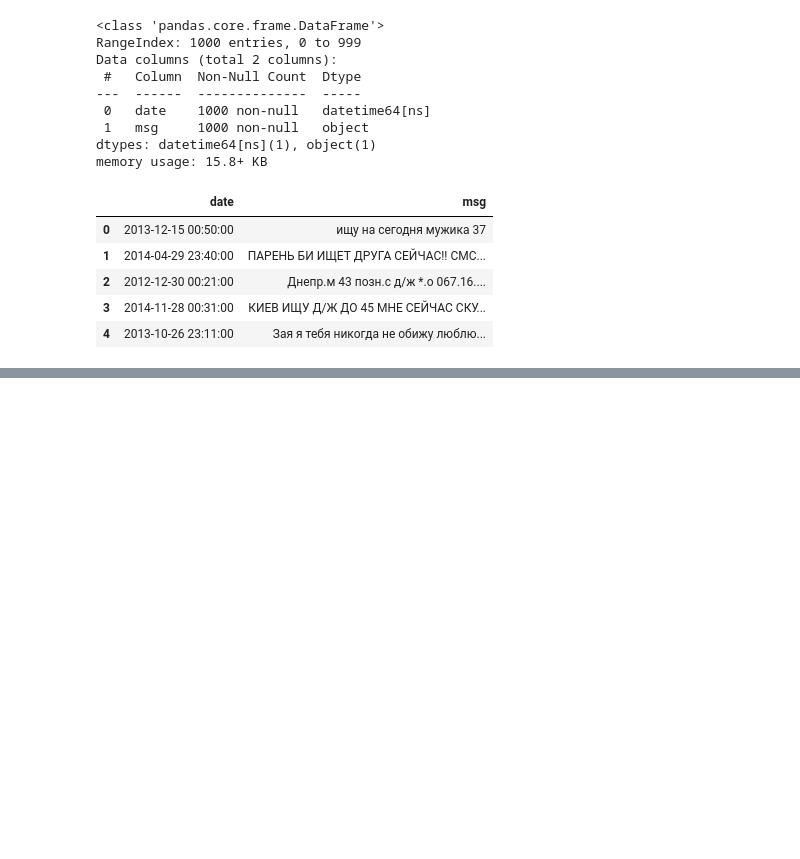
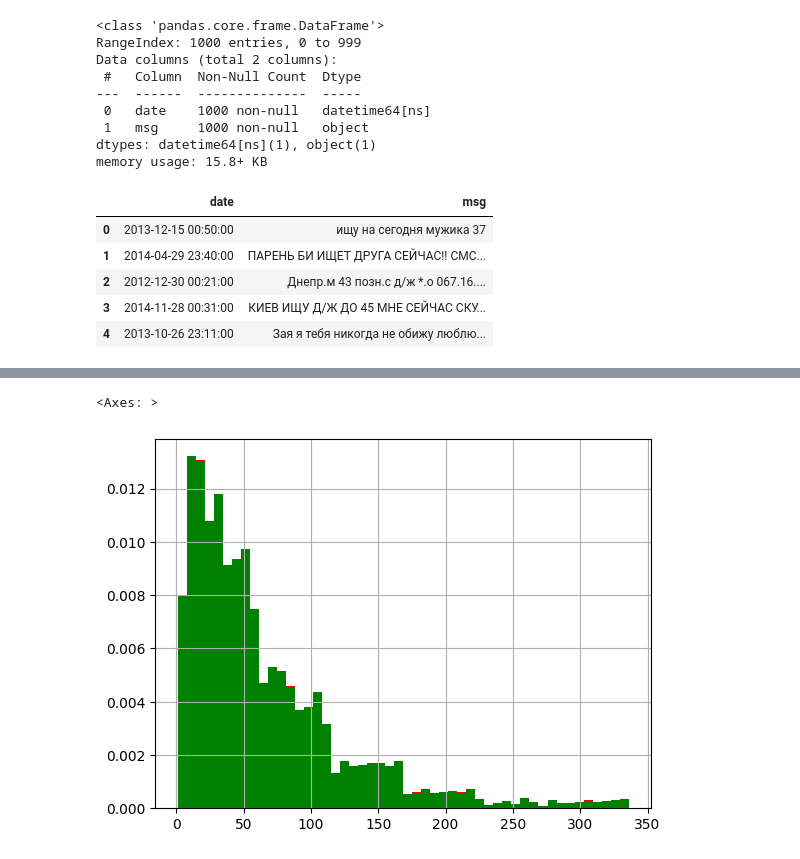
Before and after one commit to Shantnu-singh/Art-of-EDA, a Jupyter notebook: learn.ipynb, the cells around one changed output, grey strips where cells are left out. Saved outputs shown, nothing was run; the diff lists cells and outputs as text; code cells hidden in the pictures; blank space fills up the shorter version.

```diff
--- a/learn.ipynb
+++ b/learn.ipynb
@@ -197,0 +282,11 @@ time['sec'] = time['date'].dt.second
+# %%
+# If numerical data, always Draw a histogram
+
+# original data
+df["training_hours"].hist(bins = 50, density = True , color = "red")
+
+# After removing the data
+drop_cca_df["training_hours"].hist(bins = 50, density = True , color = "green")
+# %% [output]
+<Axes: >
+[figure, added]
```
Also changed, not shown: parts of 18 cells of this notebook.
